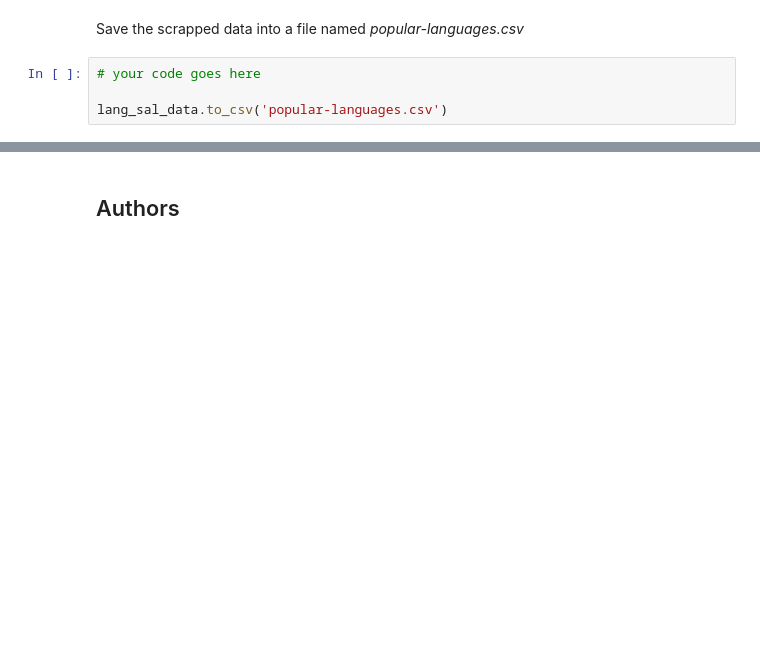
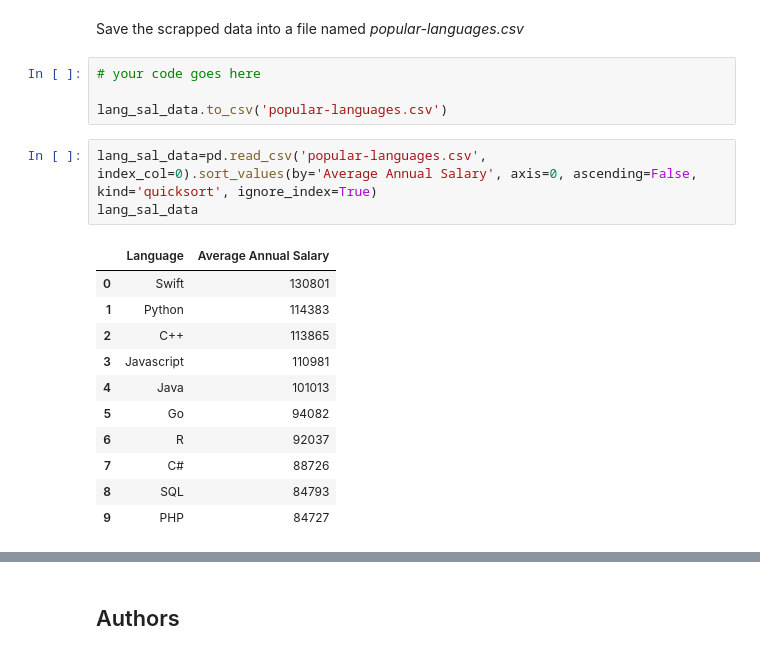
Before and after one commit to kemikupie/IBM-Data-Analyst-Capstone-Project, a Jupyter notebook: Hands-on Lab 4: Collecting Data Using Web Scraping.ipynb, the cells around one changed output, grey strips where cells are left out. Drawn from its saved outputs; the diff is of its cells as text; blank space fills up the shorter version.

```diff
--- a/Hands-on Lab 4: Collecting Data Using Web Scraping.ipynb
+++ b/Hands-on Lab 4: Collecting Data Using Web Scraping.ipynb
@@ -75,3 +77,18 @@ Save the scrapped data into a file named *popular-languages.csv*
 # your code goes here
 
 lang_sal_data.to_csv('popular-languages.csv')
+# %%
+lang_sal_data=pd.read_csv('popular-languages.csv', index_col=0).sort_values(by='Average Annual Salary', axis=0, ascending=False, kind='quicksort', ignore_index=True)
+lang_sal_data
+# %% [output]
+|  | Language | Average Annual Salary |
+| 0 | Swift | 130801 |
+| 1 | Python | 114383 |
+| 2 | C++ | 113865 |
+| 3 | Javascript | 110981 |
+| 4 | Java | 101013 |
+| 5 | Go | 94082 |
+| 6 | R | 92037 |
+| 7 | C# | 88726 |
+| 8 | SQL | 84793 |
+| 9 | PHP | 84727 |
```
Also changed, not shown: parts of 4 cells of this notebook.
